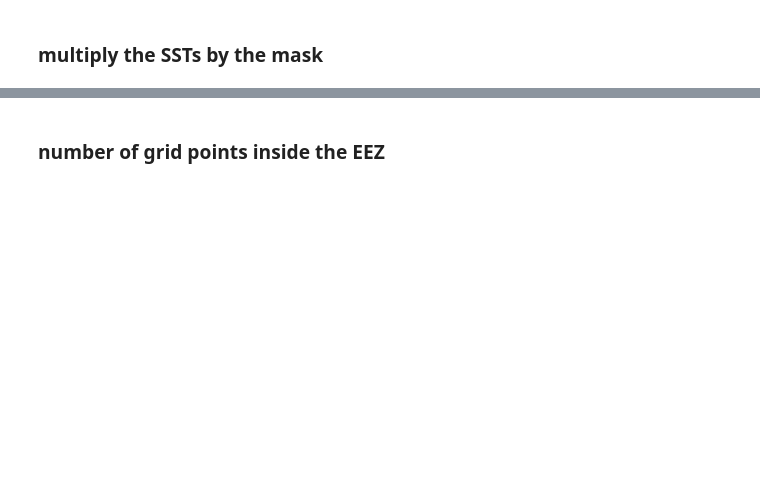
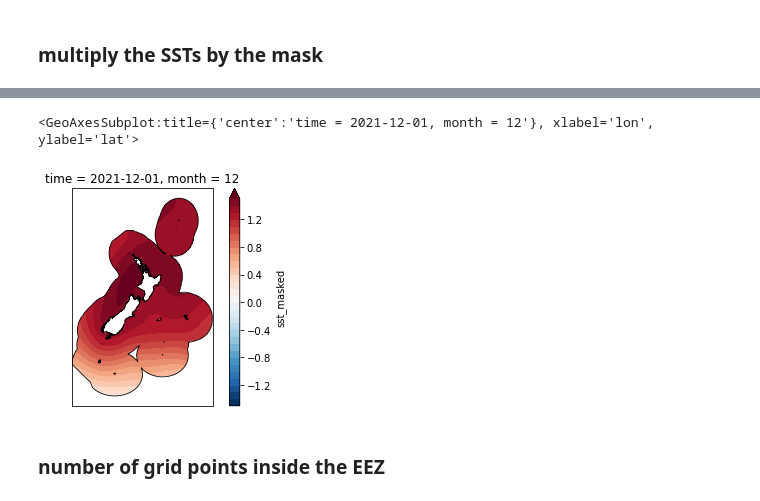
Before and after one commit to nicolasfauchereau/NZ_SST_EEZ, a Jupyter notebook: notebooks/ERSST_NZ_SST_anomalies.ipynb, the cells around one changed output, grey strips where cells are left out. Drawn from its saved outputs; the diff is of its cells as text; code cells hidden in the pictures; blank space fills up the shorter version.

```diff
--- a/notebooks/ERSST_NZ_SST_anomalies.ipynb
+++ b/notebooks/ERSST_NZ_SST_anomalies.ipynb
@@ -173,3 +173,10 @@ shp.boundary.plot(ax=ax, transform=ccrs.PlateCarree(), color='k', linewidth=0.8)
+# %%
+f, ax = plt.subplots(subplot_kw=dict(projection=ccrs.PlateCarree(central_longitude=180)))
+sst_interp['sst_masked'][-1,:,:].plot.contourf(ax=ax, levels=np.arange(-1.5, 1.6, 0.1), transform=ccrs.PlateCarree(), cmap=plt.cm.RdBu_r)
+shp.boundary.plot(ax=ax, transform=ccrs.PlateCarree(), color='k', linewidth=0.8)
+# %% [output]
+<GeoAxesSubplot:title={'center':'time = 2021-12-01, month = 12'}, xlabel='lon', ylabel='lat'>
+[figure, added]
 # %% [markdown]
 ### number of grid points inside the EEZ
 # %%
```
Also changed, not shown: parts of 9 cells of this notebook.
